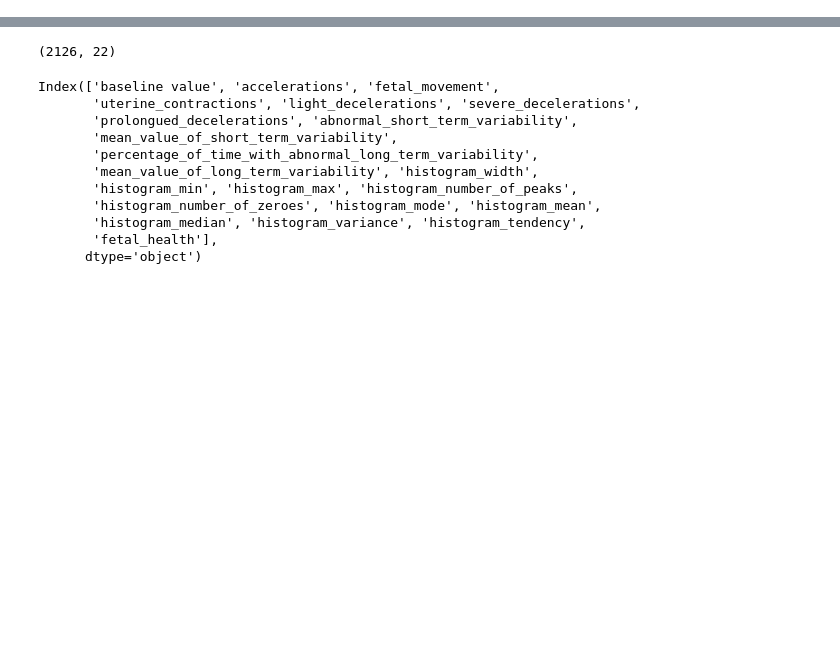
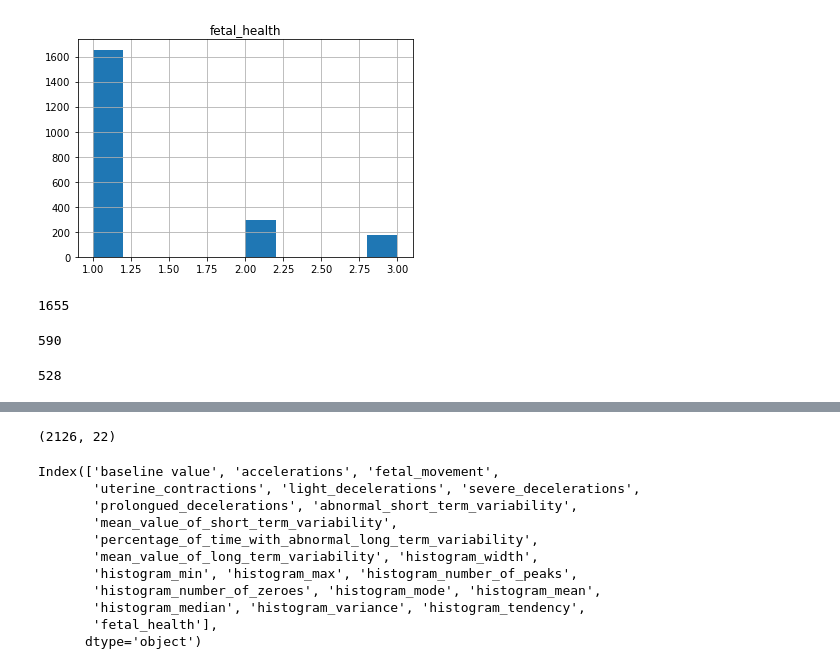
Before and after one commit to Meherab47787/Fetal-Risk-Prediction-Through-Different-machine-learning-techniques, a Jupyter notebook: Thesis 101.ipynb, the cells around one changed output, grey strips where cells are left out. Saved outputs shown, nothing was run; the diff lists cells and outputs as text; code cells hidden in the pictures; blank space fills up the shorter version.

```diff
--- a/Thesis 101.ipynb
+++ b/Thesis 101.ipynb
@@ -8,0 +40,4 @@ df = pd.read_csv("C:/Users/Meherab/Desktop/Thesis/Data set/fetal_health.csv")
+# %%
+hist = df.hist('fetal_health')
+# %% [output]
+[figure, added]
@@ -8,0 +46,4 @@ df = pd.read_csv("C:/Users/Meherab/Desktop/Thesis/Data set/fetal_health.csv")
+# %%
+normal_state.fetal_health.sum()
+# %% [output]
+1655
@@ -8,0 +52,9 @@ df = pd.read_csv("C:/Users/Meherab/Desktop/Thesis/Data set/fetal_health.csv")
+# %%
+sus_state.fetal_health.sum()
+# %% [output]
+590
+# %%
+path_state = df[df.fetal_health==3]
+path_state.fetal_health.sum()
+# %% [output]
+528
```
Also changed, not shown: parts of 37 cells of this notebook.
